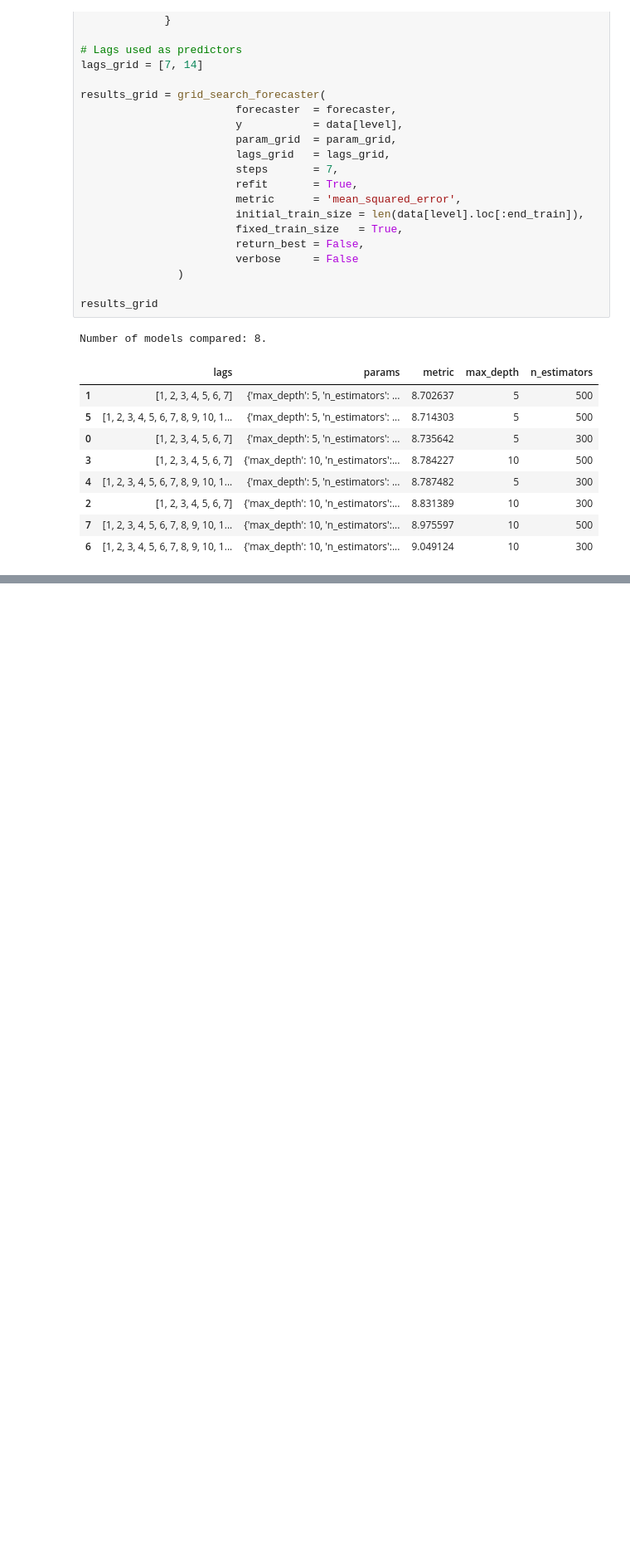
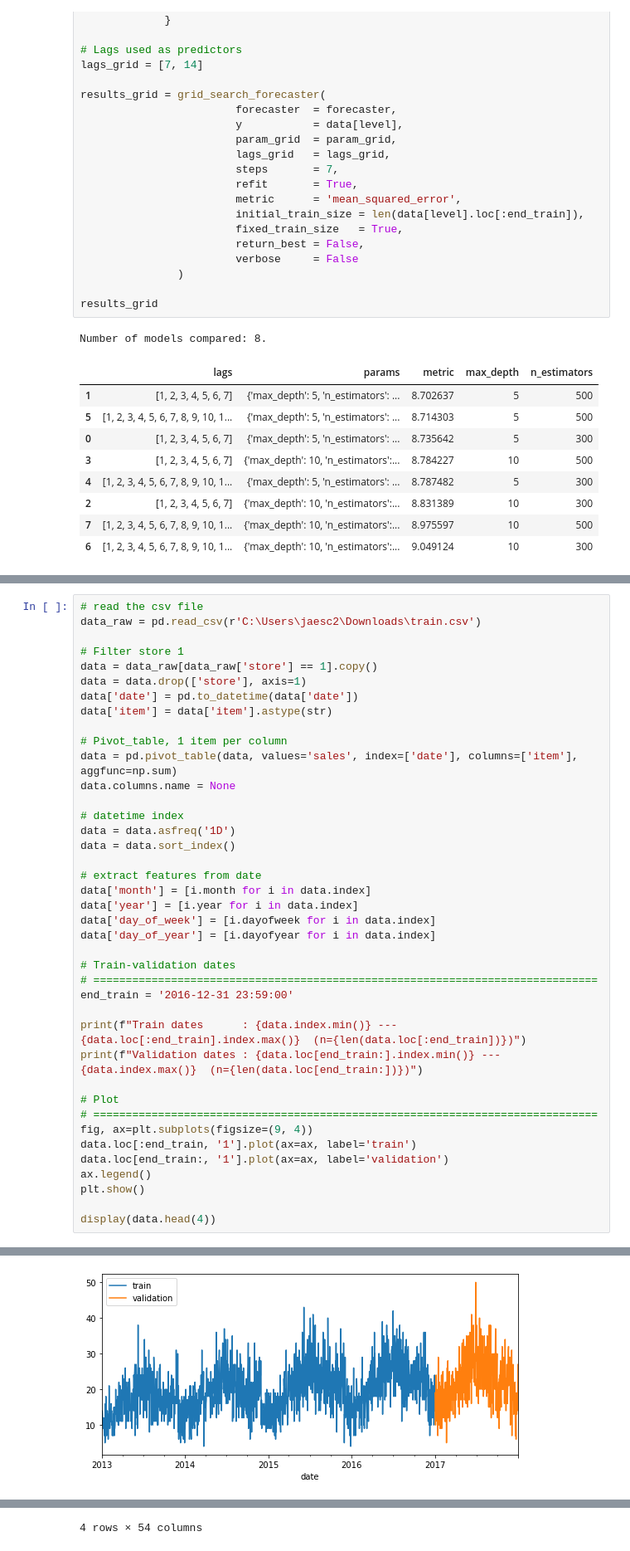
Before and after one commit to JoaquinAmatRodrigo/skforecast, a Jupyter notebook: dev/develop/skforecast_ForecasterAutoregMultiSeries_hyperparameters.ipynb, the cells around one changed output, grey strips where cells are left out. Shown at 83% size. Drawn from its saved outputs; the diff is of its cells as text; blank space fills up the shorter version.

```diff
--- a/dev/develop/skforecast_ForecasterAutoregMultiSeries_hyperparameters.ipynb
+++ b/dev/develop/skforecast_ForecasterAutoregMultiSeries_hyperparameters.ipynb
@@ -1661,0 +1732,41 @@ Number of models compared: 8.
+# %%
+# read the csv file
+data_raw = pd.read_csv(r'C:\Users\jaesc2\Downloads\train.csv')
+
+# Filter store 1
+data = data_raw[data_raw['store'] == 1].copy()
+data = data.drop(['store'], axis=1)
+data['date'] = pd.to_datetime(data['date'])
+data['item'] = data['item'].astype(str)
+
+# Pivot_table, 1 item per column
+data = pd.pivot_table(data, values='sales', index=['date'], columns=['item'], aggfunc=np.sum)
+data.columns.name = None
+
+# datetime index
+data = data.asfreq('1D')
+data = data.sort_index()
+
+# extract features from date
+data['month'] = [i.month for i in data.index]
+data['year'] = [i.year for i in data.index]
+data['day_of_week'] = [i.dayofweek for i in data.index]
+data['day_of_year'] = [i.dayofyear for i in data.index]
+
+# Train-validation dates
+# ==============================================================================
+end_train = '2016-12-31 23:59:00'
+
+print(f"Train dates      : {data.index.min()} --- {data.loc[:end_train].index.max()}  (n={len(data.loc[:end_train])})")
+print(f"Validation dates : {data.loc[end_train:].index.min()} --- {data.index.max()}  (n={len(data.loc[end_train:])})")
+
+# Plot
+# ==============================================================================
+fig, ax=plt.subplots(figsize=(9, 4))
+data.loc[:end_train, '1'].plot(ax=ax, label='train')
+data.loc[end_train:, '1'].plot(ax=ax, label='validation')
+ax.legend()
+plt.show()
+
+display(data.head(4))
+# %% [output]
@@ -1661,0 +1775 @@ Number of models compared: 8.
+[figure, added]
@@ -1661,0 +1782 @@ Number of models compared: 8.
+4 rows × 54 columns
```
Also changed, not shown: parts of 81 cells of this notebook, 7 other files.
